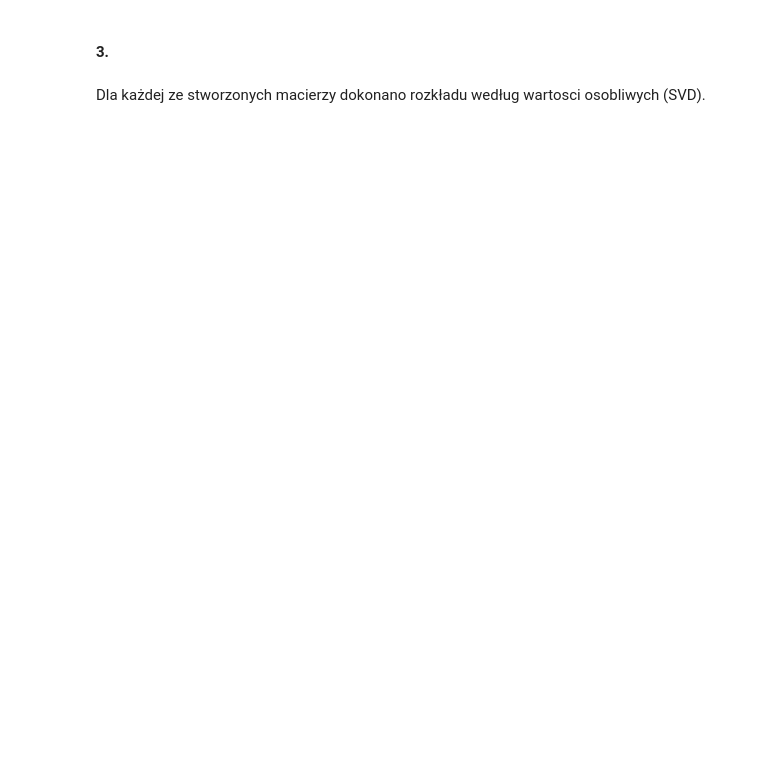
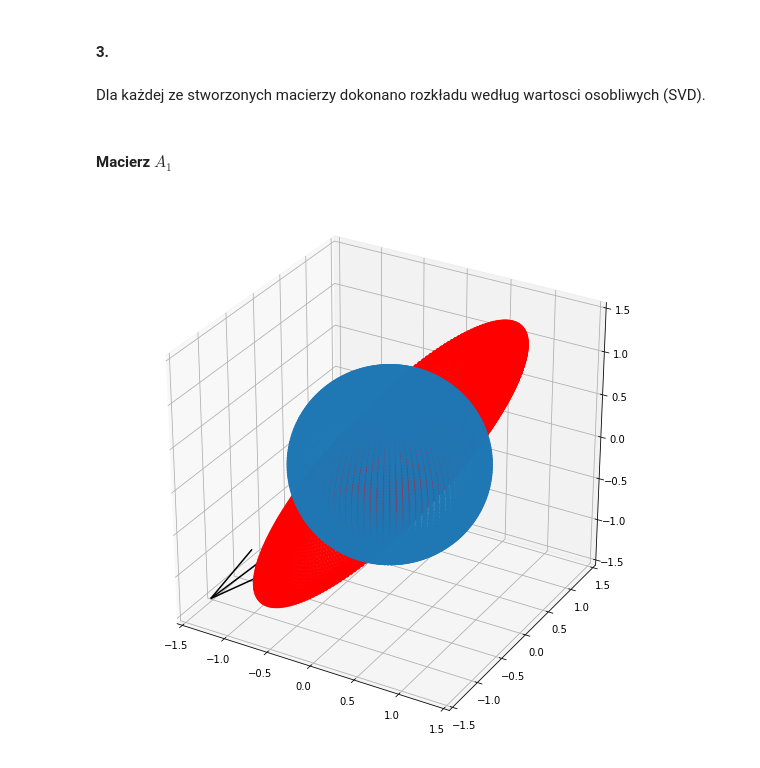
Before and after one commit to AlexMaz99/MOwNiT, a Jupyter notebook: lab3/report3.ipynb, the cells around one changed output. Drawn from its saved outputs; the diff is of its cells as text; code cells hidden in the pictures; blank space fills up the shorter version.

```diff
--- a/lab3/report3.ipynb
+++ b/lab3/report3.ipynb
@@ -102,3 +103,30 @@ Dla każdej ze stworzonych macierzy dokonano rozkładu według wartosci osobliwy
 U1, S1, Vh1 = np.linalg.svd(A1)
 U2, S2, Vh2 = np.linalg.svd(A2)
 U3, S3, Vh3 = np.linalg.svd(A3)
+# %%
+x_start, y_start, z_start = [0,0,0]
+x_end = y_end = z_end = [0,0,0]
+# %%
+def SVD_plot(sigma, P, U):
+    for i, s1 in enumerate(np.diag(sigma)):
+        a = np.dot(U, s1)
+        x_end[i] = a[0]
+        y_end[i] = a[1]
+        z_end[i] = a[2]
+    quiver = [x_start, y_start, z_start, x_end, y_end, z_end]
+
+    fig = plt.figure(figsize = (10, 10))
+    ax = fig.gca(projection='3d')
+    ax.scatter(x, y, z)
+    ax.scatter(P[0], P[1], P[2], color='red')
+    ax.quiver(x_start, y_start, z_start, x_end, y_end, z_end, color='black')
+    ax.set_xlim(-1.5, 1.5)
+    ax.set_ylim(-1.5, 1.5)
+    ax.set_zlim(-1.5, 1.5)
+    plt.show()
+# %% [markdown]
+#### Macierz $A_1$
+# %%
+SVD_plot(S1, P1, U1)
+# %% [output]
+[figure, added]
```
Also changed, not shown: parts of 35 cells of this notebook.
